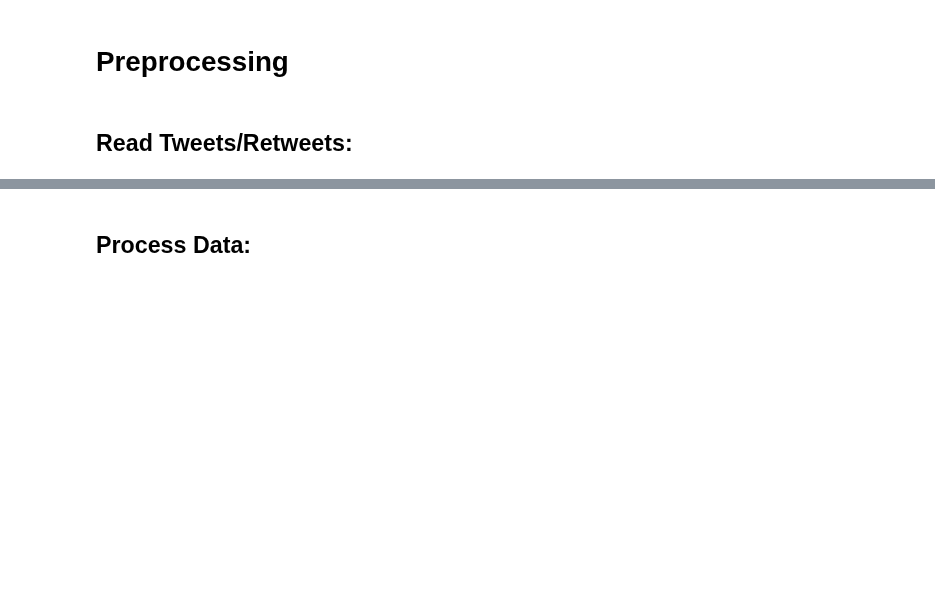
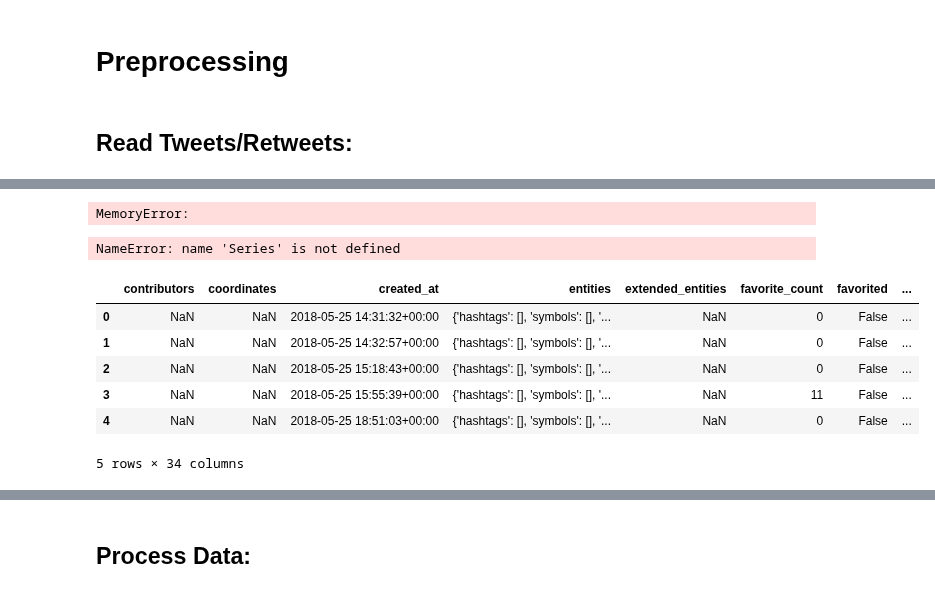
Before and after one commit to henmja/Detecting-Fake-News-and-Rumors-in-Twitter-Using-Deep-Neural-Networks, a Jupyter notebook: LSTM/Preprocessing.ipynb, the cells around one changed output, grey strips where cells are left out. Cells and saved outputs as stored; diff of their text form; code cells hidden in the pictures; blank space fills up the shorter version.

```diff
--- a/LSTM/Preprocessing.ipynb
+++ b/LSTM/Preprocessing.ipynb
@@ -254,4 +285,32 @@ with open('../Visualization/realTweets.pickle', 'wb') as handle:
 
 
 fakeArticlesPD.to_pickle("../Visualization/fakePD.pkl")
-realArticlesPD.to_pickle("../Visualization/realPD.pkl")
+#realArticlesPD.to_pickle("../Visualization/realPD.pkl")
+# %% [output]
+MemoryError:
+# %%
+realArticlesDict = realArticlesPD.to_dict('realArticlesDict')
+# %%
+with open('../Visualization/realArticlesDict.pickle', 'wb') as handle:
+    pickle.dump(realArticlesDict, handle, protocol=pickle.HIGHEST_PROTOCOL)
+# %%
+import pickle
+import pandas as pd
+fakeArticlesPD = pd.read_pickle('../Visualization/fakePD.pkl')
+
+with open('../Visualization/realArticlesDict.pickle', 'rb') as handle:
+    realArticlesDict = pickle.load(handle)
+# %% [output]
+NameError: name 'Series' is not defined
+# %%
+realArticlesPD = pd.DataFrame(realArticlesDict)
+# %%
+realArticlesPD.head()
+# %% [output]
+|  | contributors | coordinates | created_at | entities | extended_entities | favorite_count | favorited | ... |
+| 0 | NaN | NaN | 2018-05-25 14:31:32+00:00 | {'hashtags': [], 'symbols': [], '... | NaN | 0 | False | ... |
+| 1 | NaN | NaN | 2018-05-25 14:32:57+00:00 | {'hashtags': [], 'symbols': [], '... | NaN | 0 | False | ... |
+| 2 | NaN | NaN | 2018-05-25 15:18:43+00:00 | {'hashtags': [], 'symbols': [], '... | NaN | 0 | False | ... |
+| 3 | NaN | NaN | 2018-05-25 15:55:39+00:00 | {'hashtags': [], 'symbols': [], '... | NaN | 11 | False | ... |
+| 4 | NaN | NaN | 2018-05-25 18:51:03+00:00 | {'hashtags': [], 'symbols': [], '... | NaN | 0 | False | ... |
+5 rows × 34 columns
```
Also changed, not shown: parts of 11 cells of this notebook, 1 other file.
